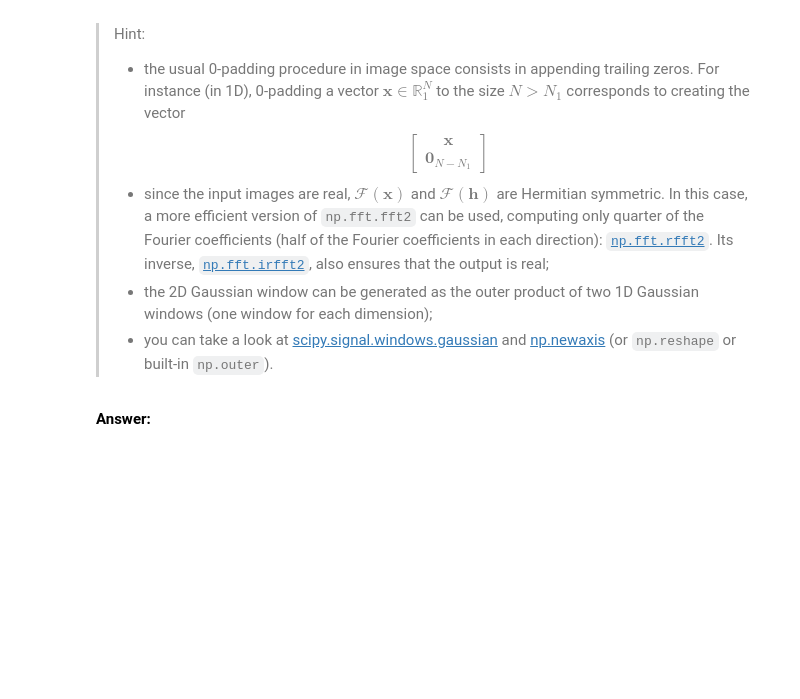
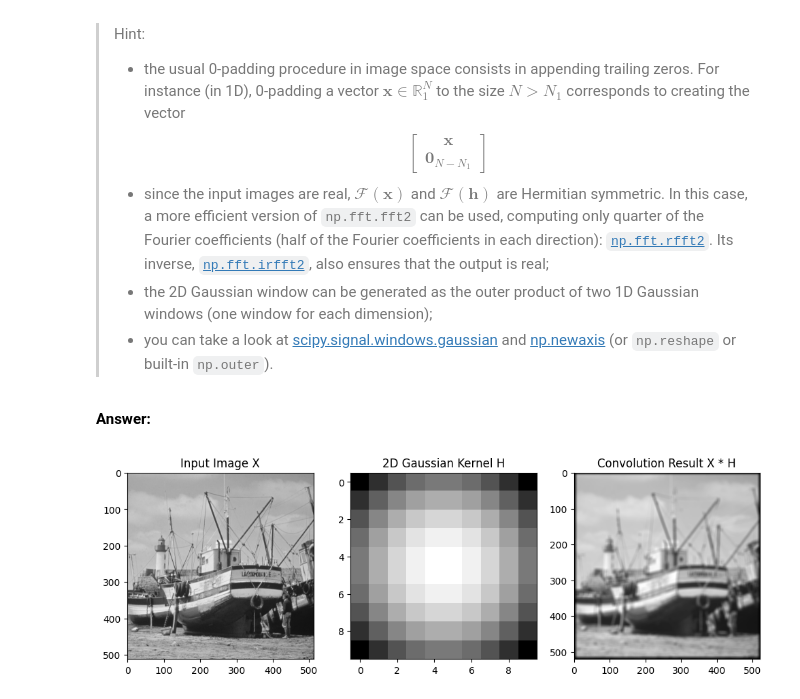
Before and after one commit to Cbonvieuxziz/python_sdia, a Jupyter notebook: Labs/Lab3/lab3.ipynb, the cells around one changed output. Saved outputs shown, nothing was run; the diff lists cells and outputs as text; code cells hidden in the pictures; blank space fills up the shorter version.

```diff
--- a/Labs/Lab3/lab3.ipynb
+++ b/Labs/Lab3/lab3.ipynb
@@ -449,0 +452,37 @@ Compute and display $\mathbf{X} \star \mathbf{H}$, for $M_2 = N_2 = 10$. What do
+# %%
+from scipy.signal.windows import gaussian
+
+# Parameters
+M2 = N2 = 10
+sigma_y = sigma_x = 10
+
+# Generate 1D Gaussian windows
+w_y = gaussian(M2, std=sigma_y)
+w_x = gaussian(N2, std=sigma_x)
+
+# Create the 2D Gaussian kernel H by taking the outer product
+H = np.outer(w_y, w_x)
+
+image_path = f'img/boat.png'
+image = Image.open(image_path)
+X = np.array(image)
+
+# Compute M and N
+M1, N1 = X.shape
+M = M1 + M2 - 1
+N = N1 + N2 - 1
+
+# Perform linear convolution using the discrete convolution theorem and 0-padding
+X_fft = np.fft.rfft2(X, s=(M, N))
+H_fft = np.fft.rfft2(H, s=(M, N))
+result_fft = X_fft * H_fft
+result = np.fft.irfft2(result_fft, s=(M, N))
+
+# Display the result
+plt.figure(figsize=(12, 12))
+plt.subplot(131), plt.imshow(X, cmap='gray'), plt.title('Input Image X')
+plt.subplot(132), plt.imshow(H, cmap='gray'), plt.title('2D Gaussian Kernel H')
+plt.subplot(133), plt.imshow(result, cmap='gray'), plt.title('Convolution Result X * H')
+plt.show()
+# %% [output]
+[figure, added]
```
Also changed, not shown: parts of 13 cells of this notebook.
